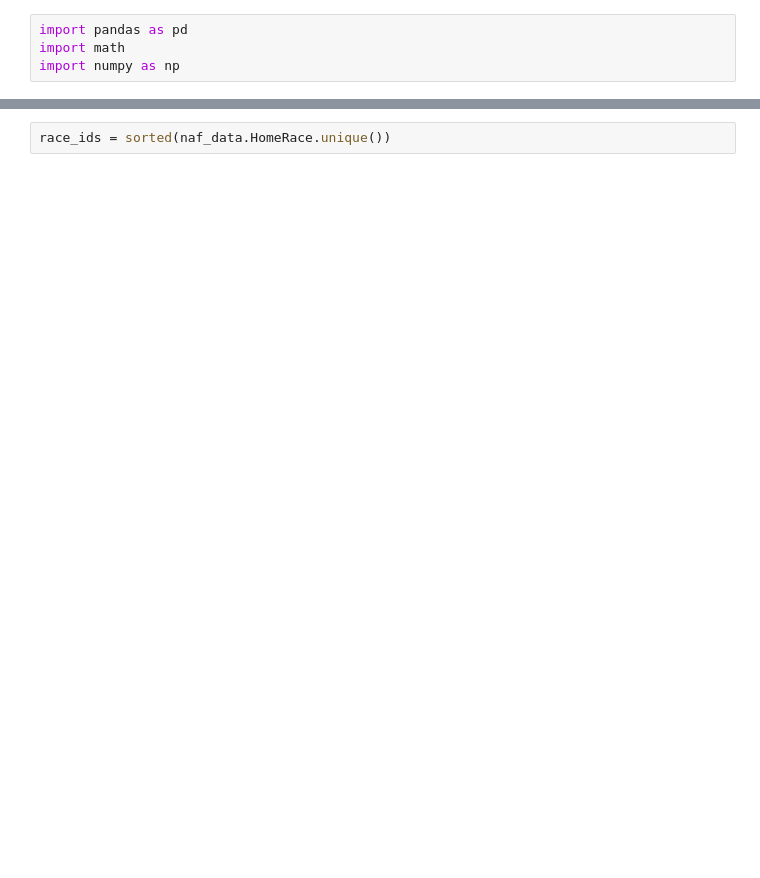
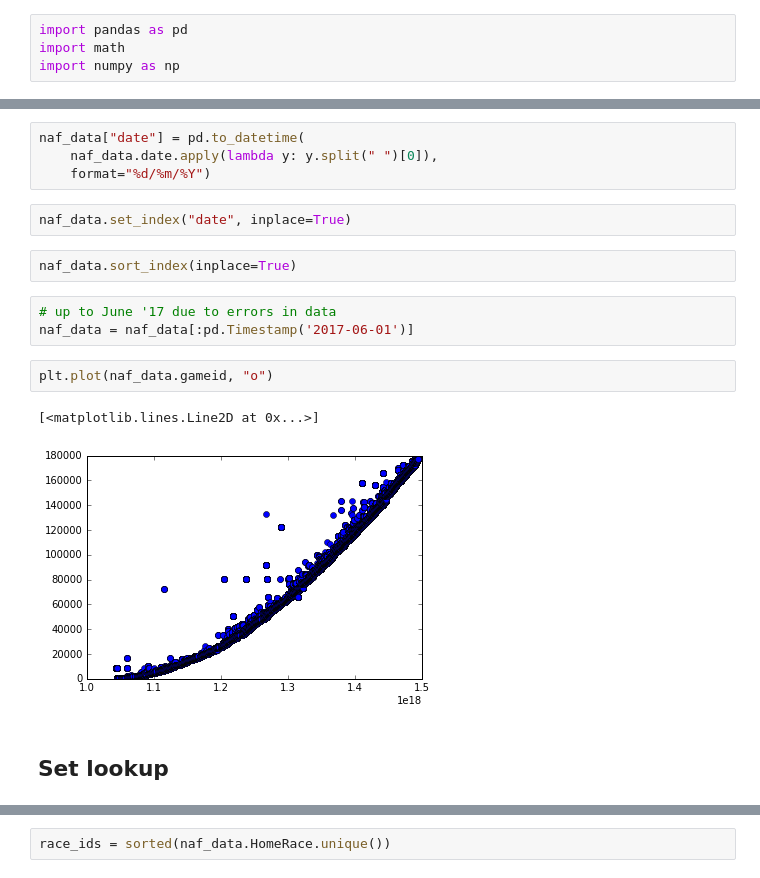
Before and after one commit to hardingnj/NAF, a Jupyter notebook: glicko.ipynb, the cells around one changed output, grey strips where cells are left out. Drawn from its saved outputs; the diff is of its cells as text; blank space fills up the shorter version.

```diff
--- a/glicko.ipynb
+++ b/glicko.ipynb
@@ -30,3 +23,21 @@ naf_data.head()
+# %%
+naf_data["date"] = pd.to_datetime(
+    naf_data.date.apply(lambda y: y.split(" ")[0]),
+    format="%d/%m/%Y")
+# %%
+naf_data.set_index("date", inplace=True)
+# %%
+naf_data.sort_index(inplace=True)
+# %%
+# up to June '17 due to errors in data
+naf_data = naf_data[:pd.Timestamp('2017-06-01')]
+# %%
+plt.plot(naf_data.gameid, "o")
+# %% [output]
+[<matplotlib.lines.Line2D at 0x...>]
+[figure, added]
+# %% [markdown]
+## Set lookup
 # %%
 home = naf_data[["HomeCoachNAFid", "HomeCoachNAFname"]].drop_duplicates()
 away = naf_data[["AwayCoachNAFid", "AwayCoachNAFname"]].drop_duplicates()
```
Also changed, not shown: parts of 41 cells of this notebook.
